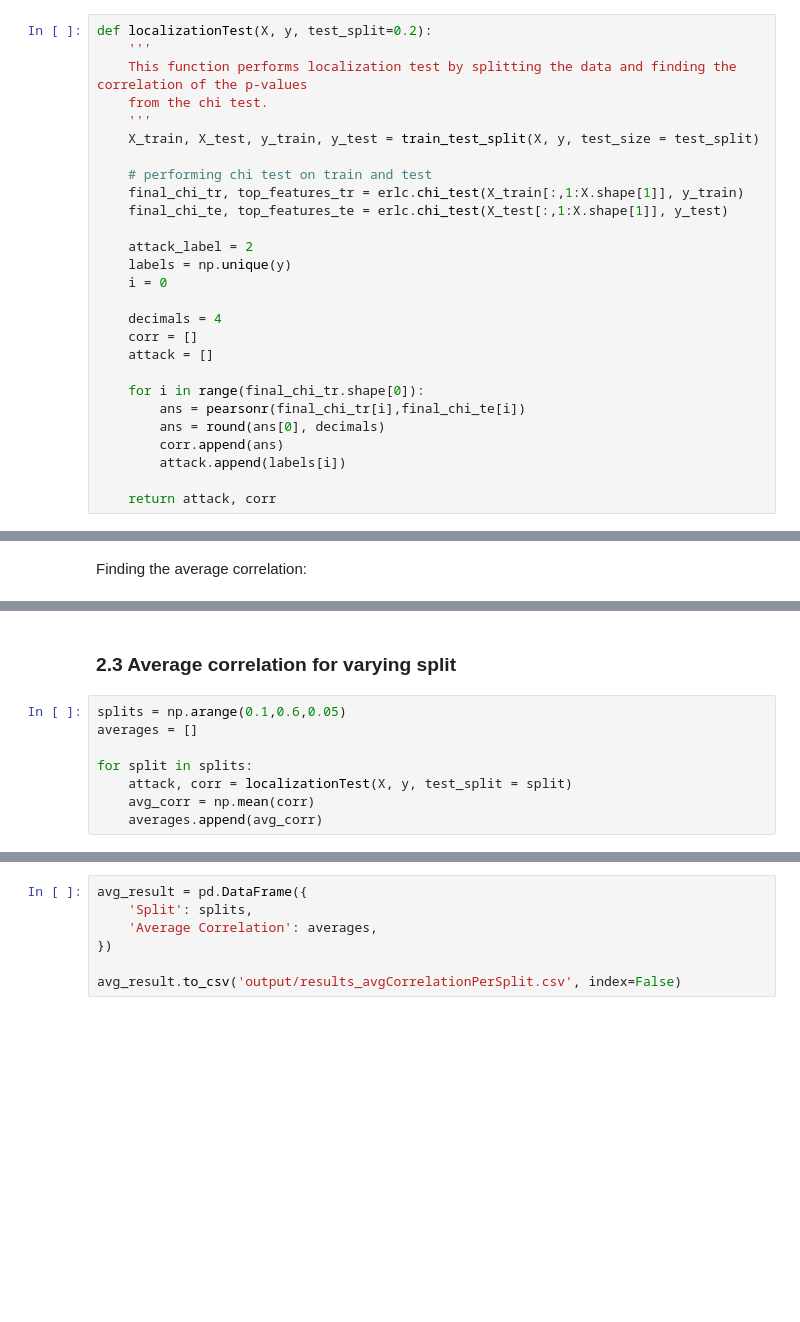
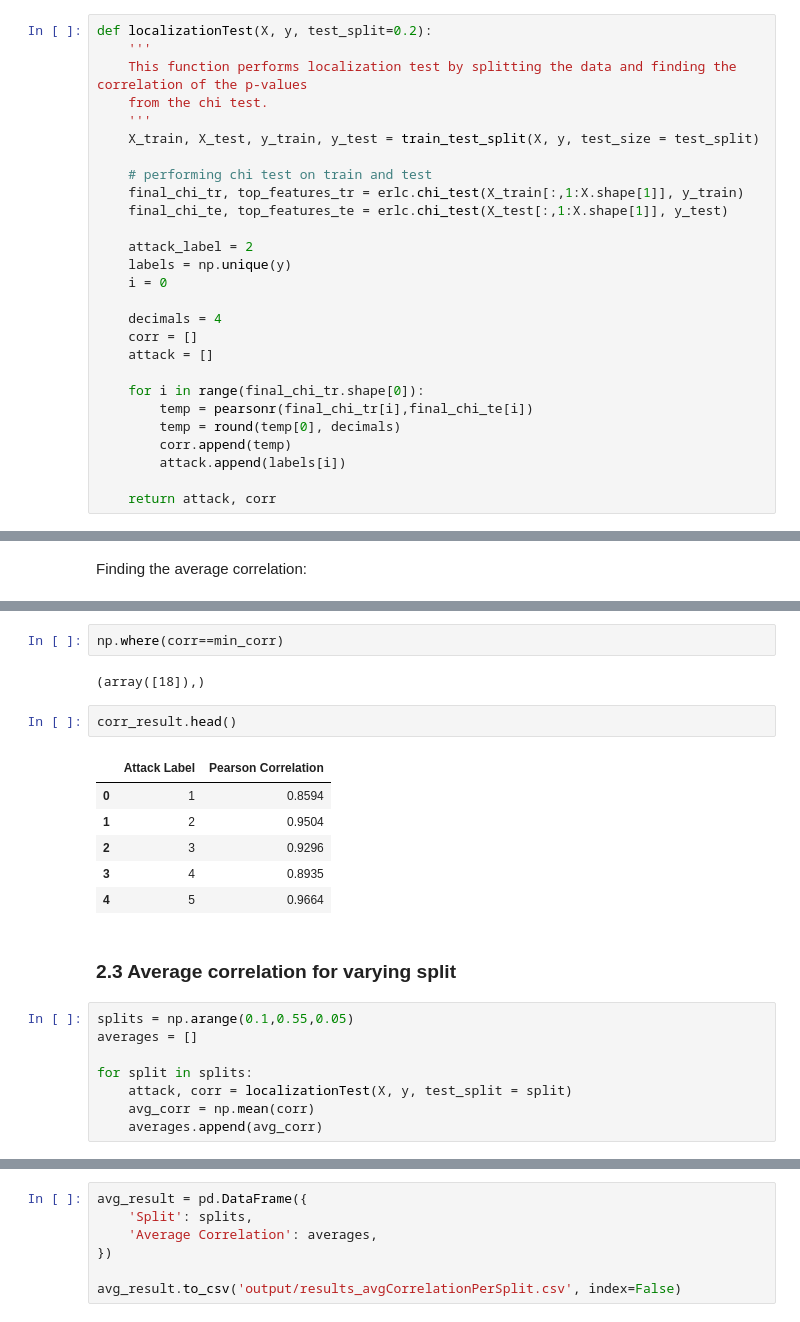
Before and after one commit to jsakhnin/multiclass_IDS_smartgrid, a Jupyter notebook: attack_localization.ipynb, the cells around one changed output, grey strips where cells are left out. Cells and saved outputs as stored; diff of their text form; blank space fills up the shorter version.

```diff
--- a/attack_localization.ipynb
+++ b/attack_localization.ipynb
@@ -142,9 +142,9 @@ def localizationTest(X, y, test_split=0.2):
     attack = []
 
     for i in range(final_chi_tr.shape[0]):
-        ans = pearsonr(final_chi_tr[i],final_chi_te[i])
-        ans = round(ans[0], decimals)
-        corr.append(ans)
+        temp = pearsonr(final_chi_tr[i],final_chi_te[i])
+        temp = round(temp[0], decimals)
+        corr.append(temp)
         attack.append(labels[i])
 
     return attack, corr
@@ -181,7 +189,20 @@ avg_corr
+# %%
+np.where(corr==min_corr)
+# %% [output]
+(array([18]),)
+# %%
+corr_result.head()
+# %% [output]
+|  | Attack Label | Pearson Correlation |
+| 0 | 1 | 0.8594 |
+| 1 | 2 | 0.9504 |
+| 2 | 3 | 0.9296 |
+| 3 | 4 | 0.8935 |
+| 4 | 5 | 0.9664 |
 # %% [markdown]
 ### 2.3 Average correlation for varying split
 # %%
-splits = np.arange(0.1,0.6,0.05)
+splits = np.arange(0.1,0.55,0.05)
 averages = []
 
 for split in splits:
```
Also changed, not shown: parts of 6 cells of this notebook, 17 other files.
